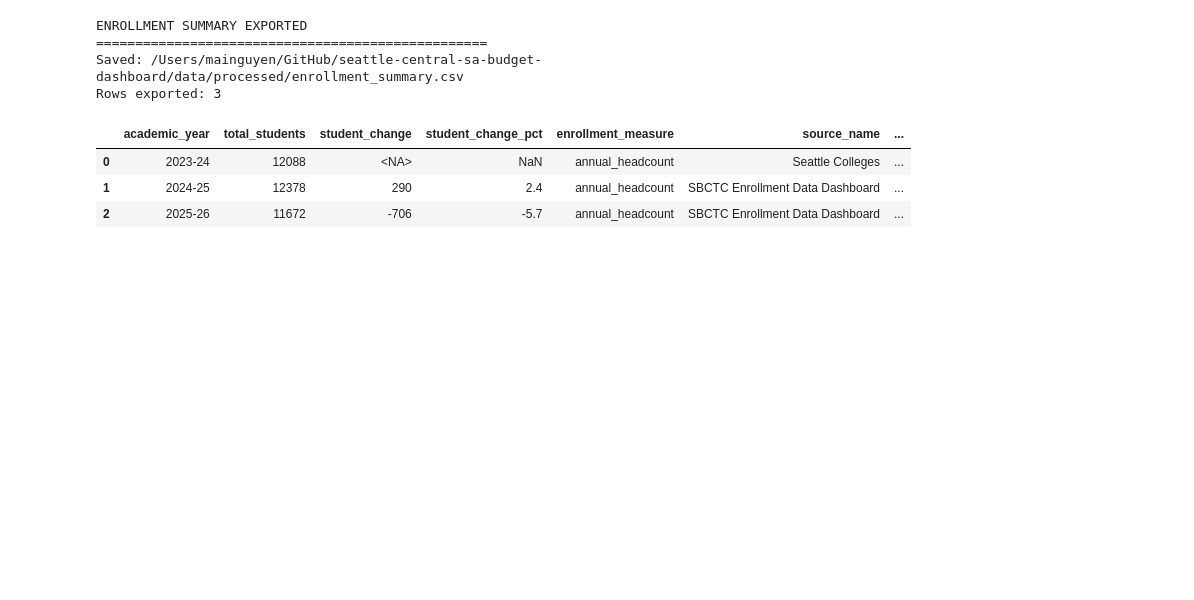
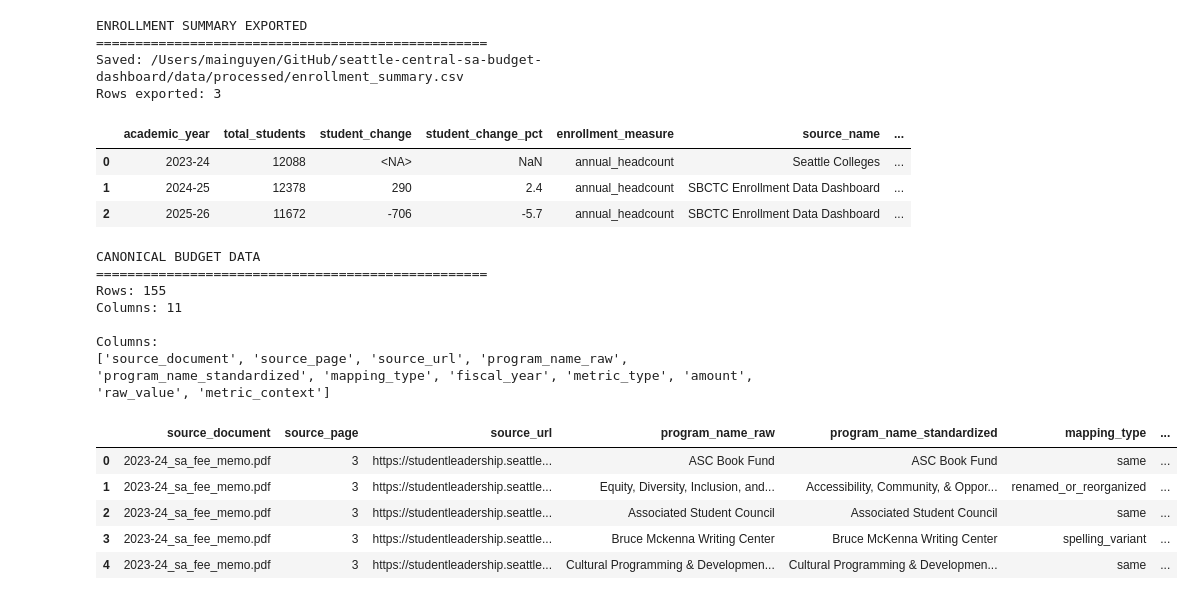
Before and after one commit to MaiNguyen5306/seattle-central-sa-budget-dashboard, a Jupyter notebook: notebooks/04_fee_enrollment_context.ipynb, the cells around one changed output. Drawn from its saved outputs; the diff is of its cells as text; code cells hidden in the pictures; blank space fills up the shorter version.

Commit message:
Complete fee and enrollment data validation

```diff
--- a/notebooks/04_fee_enrollment_context.ipynb
+++ b/notebooks/04_fee_enrollment_context.ipynb
@@ -936,3 +936,52 @@ Rows exported: 3
 | 0 | 2023-24 | 12088 | <NA> | NaN | annual_headcount | Seattle Colleges | ... |
 | 1 | 2024-25 | 12378 | 290 | 2.4 | annual_headcount | SBCTC Enrollment Data Dashboard | ... |
 | 2 | 2025-26 | 11672 | -706 | -5.7 | annual_headcount | SBCTC Enrollment Data Dashboard | ... |
+# %%
+# =========================================================
+# LOAD CANONICAL BUDGET DATA FOR FINAL CONTEXT SUMMARY
+# =========================================================
+
+BUDGET_PATH = (
+    PROJECT_ROOT
+    / "data"
+    / "processed"
+    / "sa_budget_canonical.csv"
+)
+
+budget = pd.read_csv(
+    BUDGET_PATH
+)
+
+print("CANONICAL BUDGET DATA")
+print("=" * 50)
+
+print(
+    f"Rows: {len(budget):,}"
+)
+
+print(
+    f"Columns: {len(budget.columns):,}"
+)
+
+print("\nColumns:")
+print(
+    budget.columns.tolist()
+)
+
+display(
+    budget.head()
+)
+# %% [output]
+CANONICAL BUDGET DATA
+==================================================
+Rows: 155
+Columns: 11
+
+Columns:
+['source_document', 'source_page', 'source_url', 'program_name_raw', 'program_name_standardized', 'mapping_type', 'fiscal_year', 'metric_type', 'amount', 'raw_value', 'metric_context']
+|  | source_document | source_page | source_url | program_name_raw | program_name_standardized | mapping_type | ... |
+| 0 | 2023-24_sa_fee_memo.pdf | 3 | https://studentleadership.seattle... | ASC Book Fund | ASC Book Fund | same | ... |
+| 1 | 2023-24_sa_fee_memo.pdf | 3 | https://studentleadership.seattle... | Equity, Diversity, Inclusion, and... | Accessibility, Community, & Oppor... | renamed_or_reorganized | ... |
+| 2 | 2023-24_sa_fee_memo.pdf | 3 | https://studentleadership.seattle... | Associated Student Council | Associated Student Council | same | ... |
+| 3 | 2023-24_sa_fee_memo.pdf | 3 | https://studentleadership.seattle... | Bruce Mckenna Writing Center | Bruce McKenna Writing Center | spelling_variant | ... |
+| 4 | 2023-24_sa_fee_memo.pdf | 3 | https://studentleadership.seattle... | Cultural Programming & Developmen... | Cultural Programming & Developmen... | same | ... |
```
Also changed, not shown: parts of 2 cells of this notebook, 1 other file.
